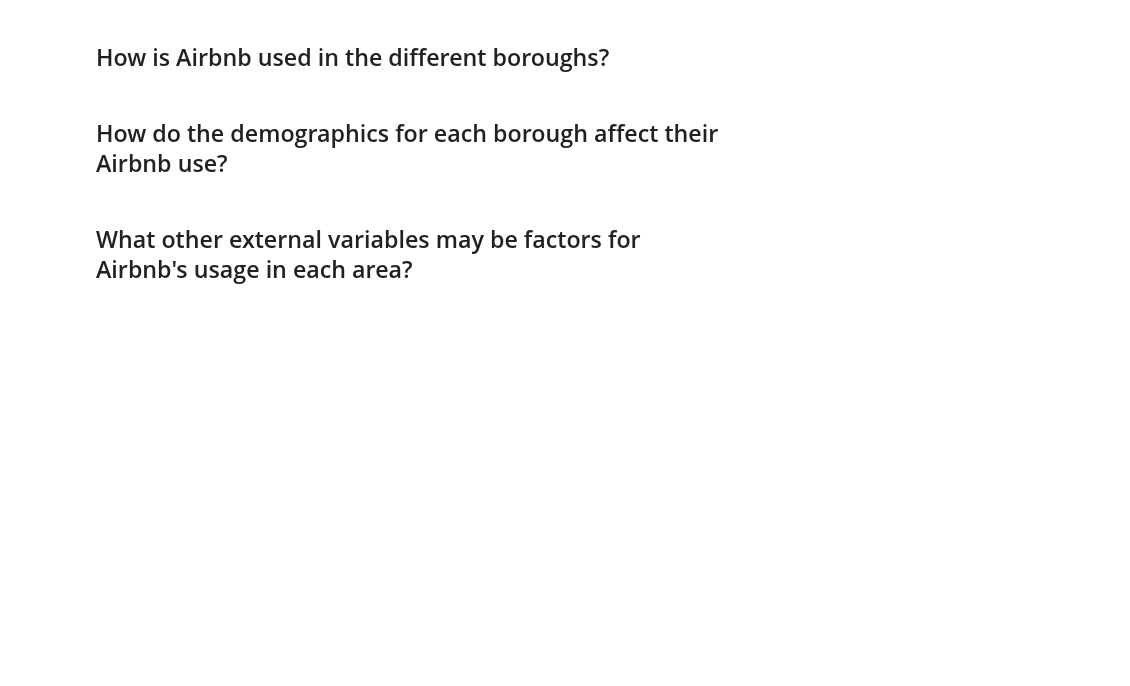
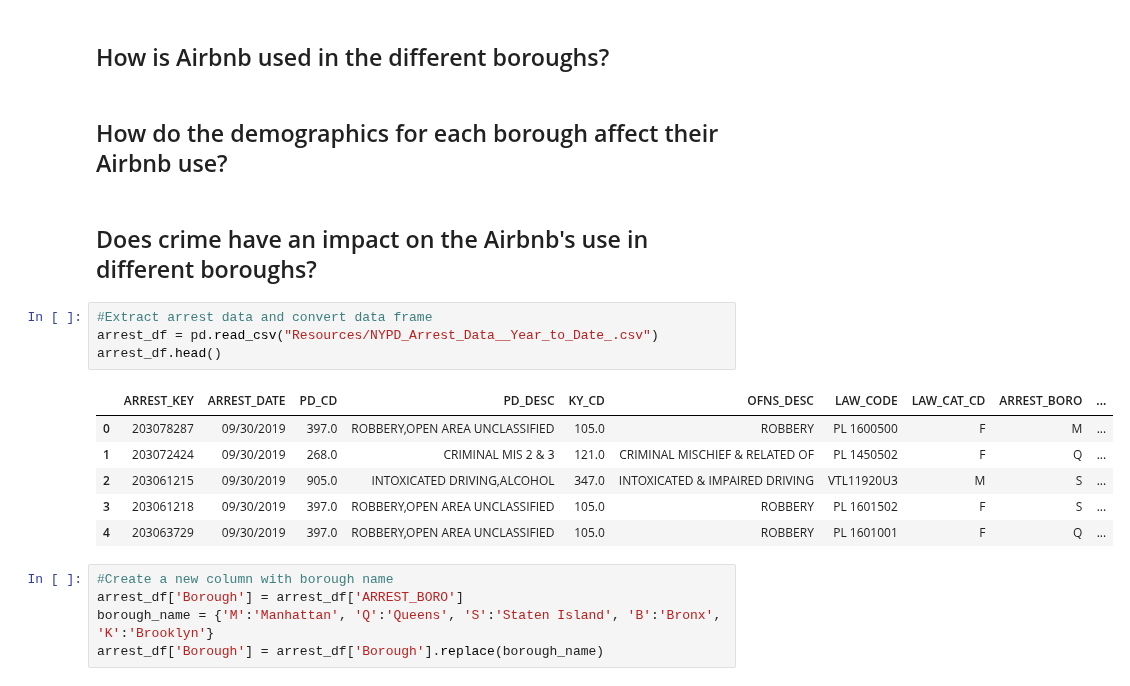
Before and after one commit to hayden4davey/Project1-Group2, a Jupyter notebook: Final Airbnb Analysis.ipynb, the cells around one changed output. Drawn from its saved outputs; the diff is of its cells as text; blank space fills up the shorter version.

```diff
--- a/Final Airbnb Analysis.ipynb
+++ b/Final Airbnb Analysis.ipynb
@@ -93,5 +93,21 @@ SyntaxError: invalid syntax (<ipython-input-42-0e344f83c815>, line 2)
 ## How is Airbnb used in the different boroughs?
 # %% [markdown]
 ## How do the demographics for each borough affect their Airbnb use?
-# %% [markdown]
-## What other external variables may be factors for Airbnb's usage in each area?
+# %% [markdown]
+## Does crime have an impact on the Airbnb's use in different boroughs?
+# %%
+#Extract arrest data and convert data frame
+arrest_df = pd.read_csv("Resources/NYPD_Arrest_Data__Year_to_Date_.csv")
+arrest_df.head()
+# %% [output]
+|  | ARREST_KEY | ARREST_DATE | PD_CD | PD_DESC | KY_CD | OFNS_DESC | LAW_CODE | LAW_CAT_CD | ARREST_BORO | ... |
+| 0 | 203078287 | 09/30/2019 | 397.0 | ROBBERY,OPEN AREA UNCLASSIFIED | 105.0 | ROBBERY | PL 1600500 | F | M | ... |
+| 1 | 203072424 | 09/30/2019 | 268.0 | CRIMINAL MIS 2 & 3 | 121.0 | CRIMINAL MISCHIEF & RELATED OF | PL 1450502 | F | Q | ... |
+| 2 | 203061215 | 09/30/2019 | 905.0 | INTOXICATED DRIVING,ALCOHOL | 347.0 | INTOXICATED & IMPAIRED DRIVING | VTL11920U3 | M | S | ... |
+| 3 | 203061218 | 09/30/2019 | 397.0 | ROBBERY,OPEN AREA UNCLASSIFIED | 105.0 | ROBBERY | PL 1601502 | F | S | ... |
+| 4 | 203063729 | 09/30/2019 | 397.0 | ROBBERY,OPEN AREA UNCLASSIFIED | 105.0 | ROBBERY | PL 1601001 | F | Q | ... |
+# %%
+#Create a new column with borough name
+arrest_df['Borough'] = arrest_df['ARREST_BORO']
+borough_name = {'M':'Manhattan', 'Q':'Queens', 'S':'Staten Island', 'B':'Bronx', 'K':'Brooklyn'}
+arrest_df['Borough'] = arrest_df['Borough'].replace(borough_name)
```
Also changed, not shown: parts of 11 cells of this notebook, 2 other files.
